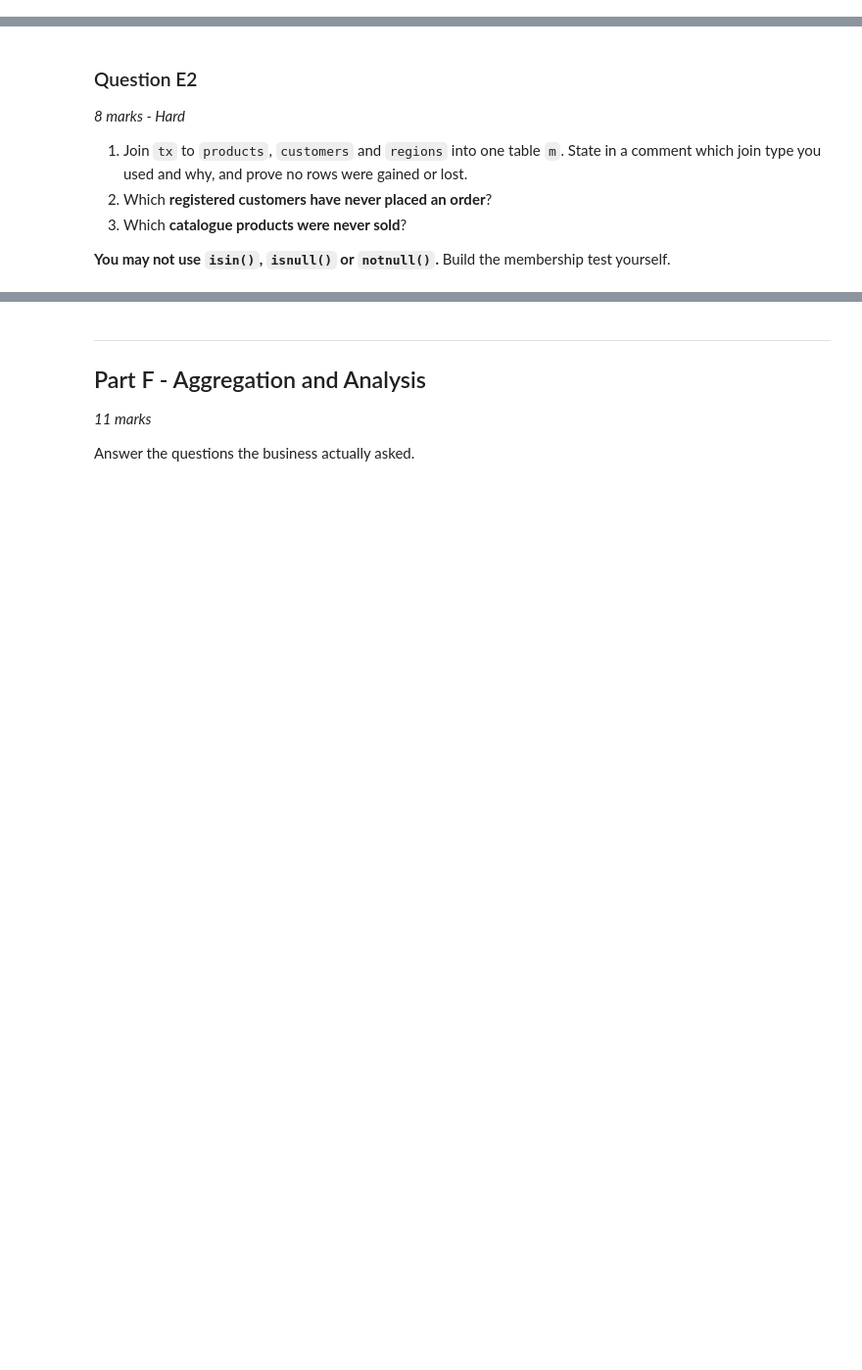
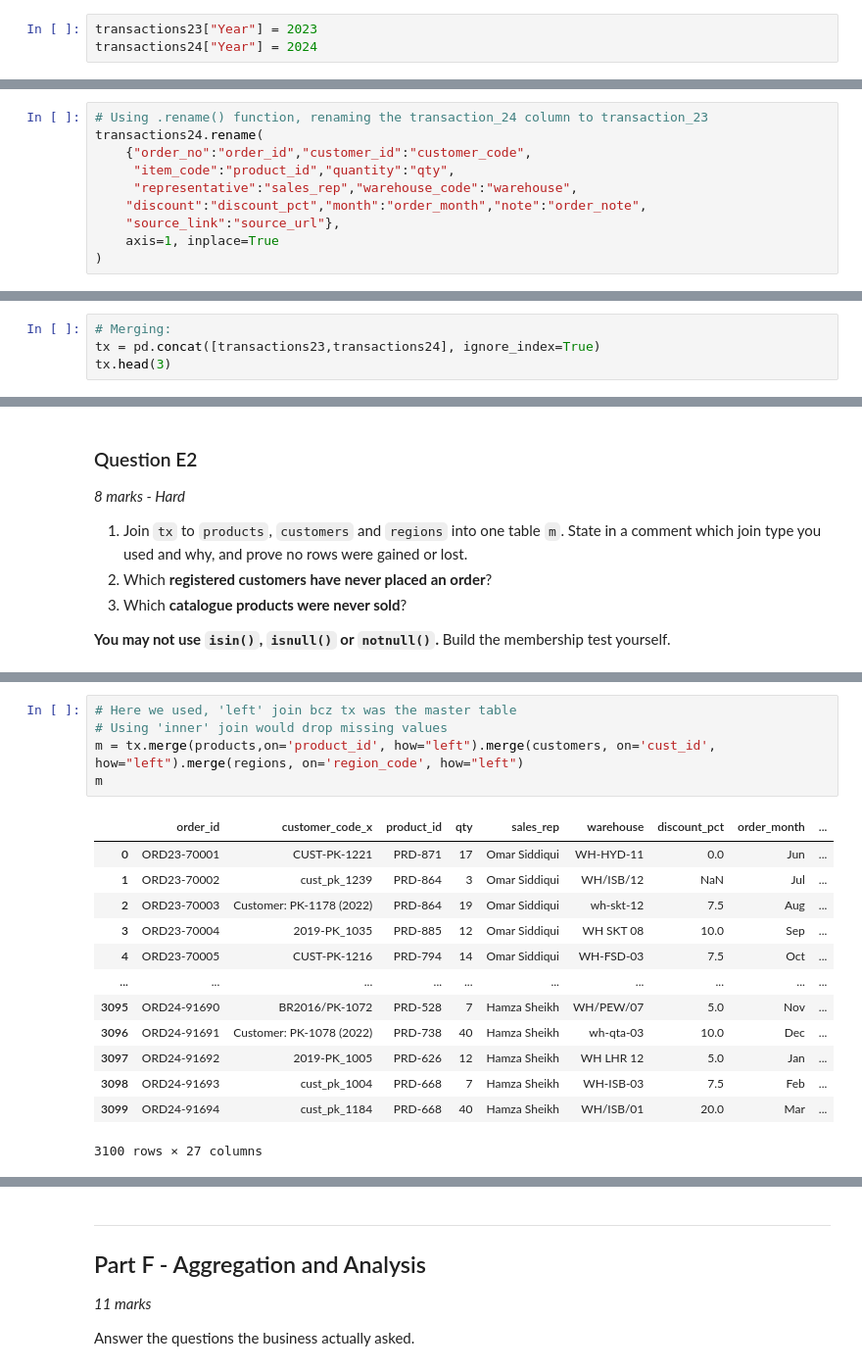
Before and after one commit to MoeedKhan-AMK/Applied-Data-Science, a Jupyter notebook: Grand Test/Grand Test Pandas RE/Grand Test Pandas RE/Question_Paper.ipynb, the cells around one changed output, grey strips where cells are left out. Shown at 98% size. Saved outputs shown, nothing was run; the diff lists cells and outputs as text; blank space fills up the shorter version.

```diff
--- a/Grand Test/Grand Test Pandas RE/Grand Test Pandas RE/Question_Paper.ipynb
+++ b/Grand Test/Grand Test Pandas RE/Grand Test Pandas RE/Question_Paper.ipynb
@@ -1091,6 +1091,9 @@ Six files, one analysis table. Nothing in this section raises an exception. It j
 2. Some order IDs were entered twice. Find every repeated ID and show the offending rows.
 
 **You may not use `duplicated()`, `drop_duplicates()` or `isin()`.**
+# %%
+transactions23["Year"] = 2023
+transactions24["Year"] = 2024
 # %%
 transactions24.columns
 # %% [output]
@@ -1105,3 +1108,13 @@ Index(['order_id', 'customer_code', 'product_id', 'qty', 'sales_rep',
        'warehouse', 'discount_pct', 'order_month', 'order_note', 'source_url',
        'cust_id', 'region_code'],
       dtype='object')
+# %%
+# Using .rename() function, renaming the transaction_24 column to transaction_23
+transactions24.rename(
+    {"order_no":"order_id","customer_id":"customer_code",
+     "item_code":"product_id","quantity":"qty",
+     "representative":"sales_rep","warehouse_code":"warehouse",
+    "discount":"discount_pct","month":"order_month","note":"order_note",
+    "source_link":"source_url"},
+    axis=1, inplace=True
+)
@@ -1107,0 +1131,4 @@ Index(['order_id', 'customer_code', 'product_id', 'qty', 'sales_rep',
+# %%
+# Merging:
+tx = pd.concat([transactions23,transactions24], ignore_index=True)
+tx.head(3)
@@ -1117,0 +1209,19 @@ Index(['order_id', 'customer_code', 'product_id', 'qty', 'sales_rep',
+# %%
+# Here we used, 'left' join bcz tx was the master table
+# Using 'inner' join would drop missing values
+m = tx.merge(products,on='product_id', how="left").merge(customers, on='cust_id', how="left").merge(regions, on='region_code', how="left")
+m
+# %% [output]
+|  | order_id | customer_code_x | product_id | qty | sales_rep | warehouse | discount_pct | order_month | ... |
+| 0 | ORD23-70001 | CUST-PK-1221 | PRD-871 | 17 | Omar Siddiqui | WH-HYD-11 | 0.0 | Jun | ... |
+| 1 | ORD23-70002 | cust_pk_1239 | PRD-864 | 3 | Omar Siddiqui | WH/ISB/12 | NaN | Jul | ... |
+| 2 | ORD23-70003 | Customer: PK-1178 (2022) | PRD-864 | 19 | Omar Siddiqui | wh-skt-12 | 7.5 | Aug | ... |
+| 3 | ORD23-70004 | 2019-PK_1035 | PRD-885 | 12 | Omar Siddiqui | WH SKT 08 | 10.0 | Sep | ... |
+| 4 | ORD23-70005 | CUST-PK-1216 | PRD-794 | 14 | Omar Siddiqui | WH-FSD-03 | 7.5 | Oct | ... |
+| ... | ... | ... | ... | ... | ... | ... | ... | ... | ... |
+| 3095 | ORD24-91690 | BR2016/PK-1072 | PRD-528 | 7 | Hamza Sheikh | WH/PEW/07 | 5.0 | Nov | ... |
+| 3096 | ORD24-91691 | Customer: PK-1078 (2022) | PRD-738 | 40 | Hamza Sheikh | wh-qta-03 | 10.0 | Dec | ... |
+| 3097 | ORD24-91692 | 2019-PK_1005 | PRD-626 | 12 | Hamza Sheikh | WH LHR 12 | 5.0 | Jan | ... |
+| 3098 | ORD24-91693 | cust_pk_1004 | PRD-668 | 7 | Hamza Sheikh | WH-ISB-03 | 7.5 | Feb | ... |
+| 3099 | ORD24-91694 | cust_pk_1184 | PRD-668 | 40 | Hamza Sheikh | WH/ISB/01 | 20.0 | Mar | ... |
+3100 rows × 27 columns
```
Also changed, not shown: parts of 15 cells of this notebook.
